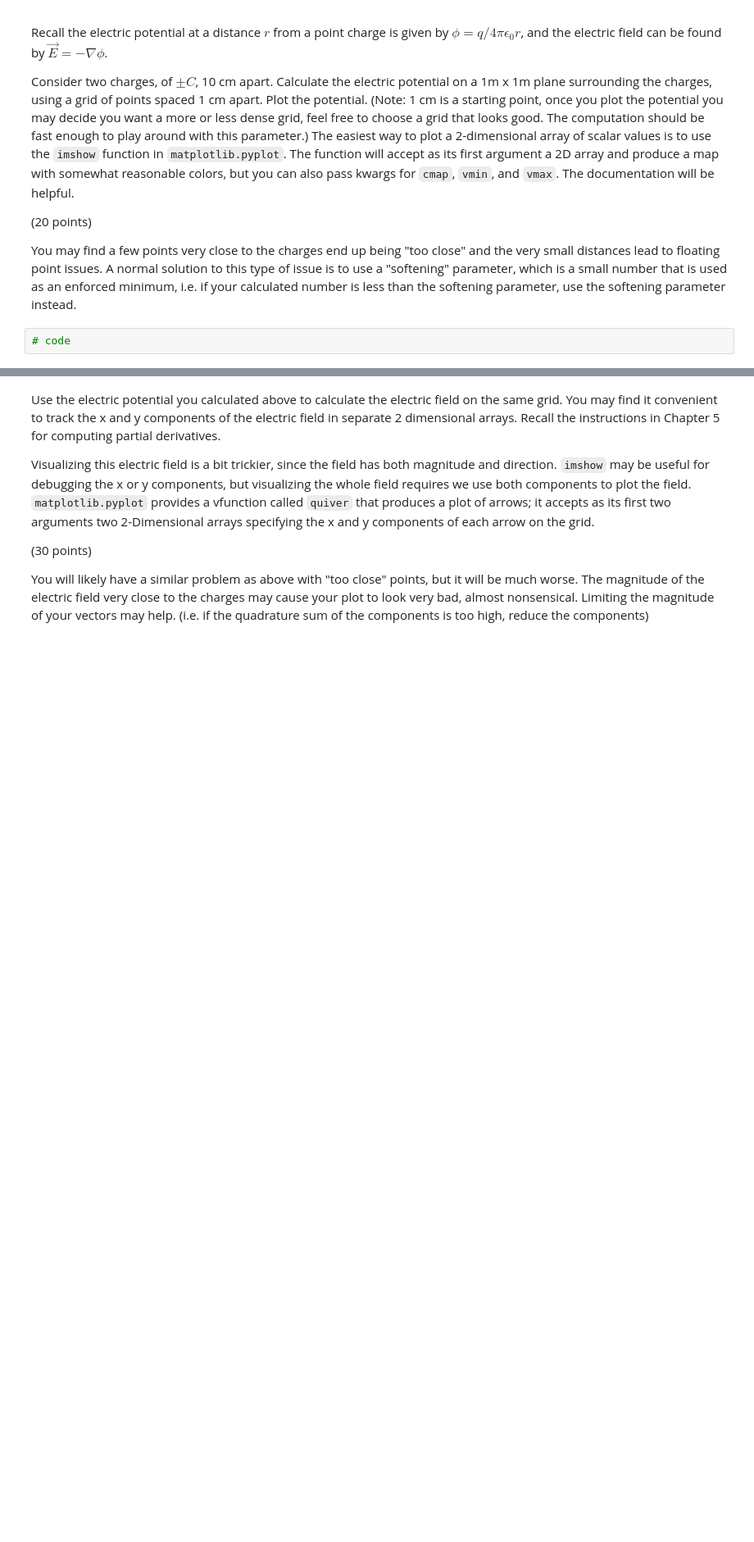
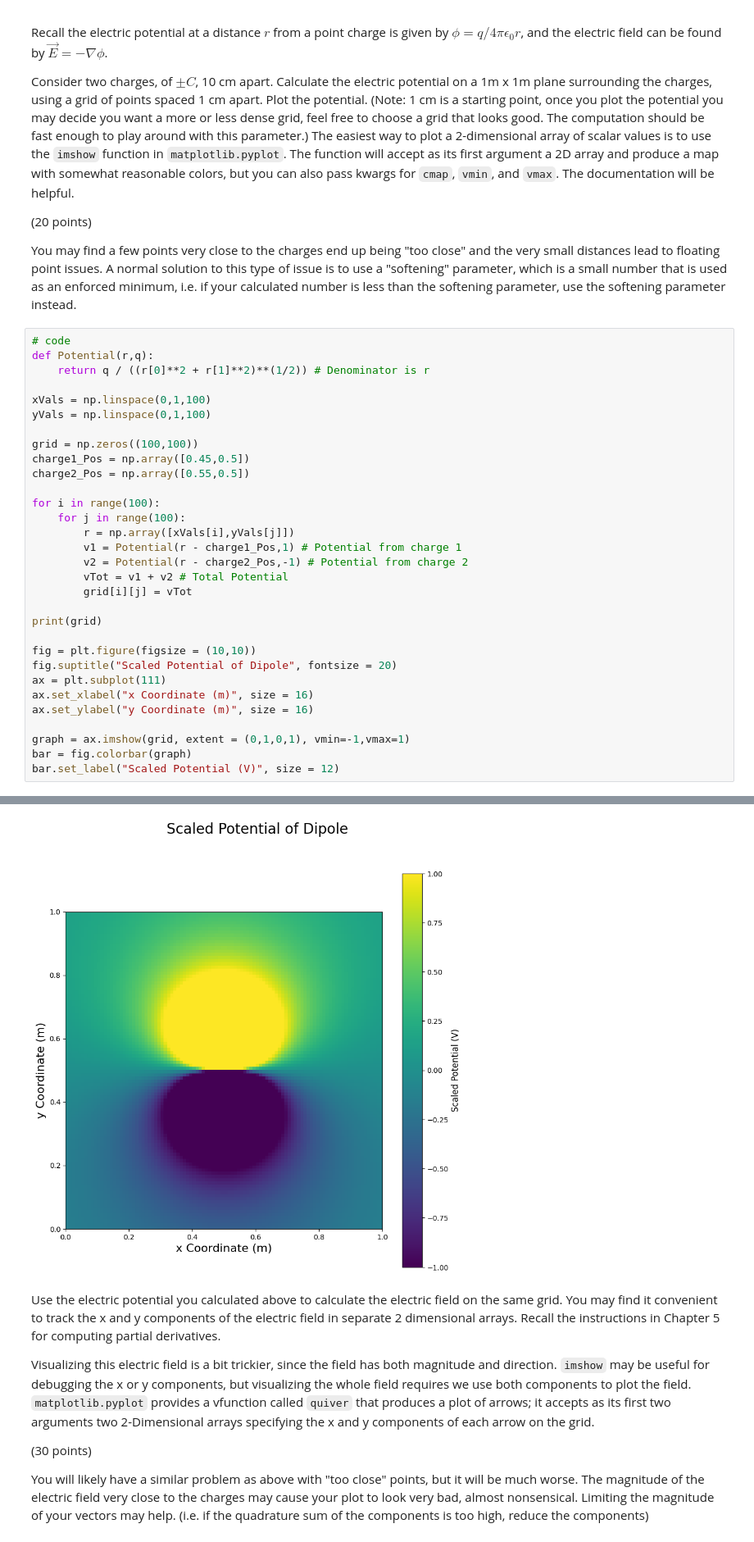
Before and after one commit to GeoffHennessy/Hennessy-Phys50733, a Jupyter notebook: Homework_3/Hennessy_Homework3.ipynb, the cells around one changed output, grey strips where cells are left out. Shown at 82% size. Drawn from its saved outputs; the diff is of its cells as text; blank space fills up the shorter version.

```diff
--- a/Homework_3/Hennessy_Homework3.ipynb
+++ b/Homework_3/Hennessy_Homework3.ipynb
@@ -25,3 +53,33 @@ Consider two charges, of $\pm C$, 10 cm apart. Calculate the electric potential
 You may find a few points very close to the charges end up being "too close" and the very small distances lead to floating point issues. A normal solution to this type of issue is to use a "softening" parameter, which is a small number that is used as an enforced minimum, i.e. if your calculated number is less than the softening parameter, use the softening parameter instead.
 # %%
 # code
+def Potential(r,q):
+    return q / ((r[0]**2 + r[1]**2)**(1/2)) # Denominator is r
+
+xVals = np.linspace(0,1,100)
+yVals = np.linspace(0,1,100)
+
+grid = np.zeros((100,100))
+charge1_Pos = np.array([0.45,0.5])
+charge2_Pos = np.array([0.55,0.5])
+
+for i in range(100):
+    for j in range(100):
+        r = np.array([xVals[i],yVals[j]])
+        v1 = Potential(r - charge1_Pos,1) # Potential from charge 1
+        v2 = Potential(r - charge2_Pos,-1) # Potential from charge 2
+        vTot = v1 + v2 # Total Potential
+        grid[i][j] = vTot
+
+print(grid)
+
+fig = plt.figure(figsize = (10,10))
+fig.suptitle("Scaled Potential of Dipole", fontsize = 20)
+ax = plt.subplot(111)
+ax.set_xlabel("x Coordinate (m)", size = 16)
+ax.set_ylabel("y Coordinate (m)", size = 16)
+
+graph = ax.imshow(grid, extent = (0,1,0,1), vmin=-1,vmax=1)
+bar = fig.colorbar(graph)
+bar.set_label("Scaled Potential (V)", size = 12)
+# %% [output]
@@ -28,3 +99,4 @@ You may find a few points very close to the charges end up being "too close" and
+[figure, added]
 # %% [markdown]
 Use the electric potential you calculated above to calculate the electric field on the same grid. You may find it convenient to track the x and y components of the electric field in separate 2 dimensional arrays. Recall the instructions in Chapter 5 for computing partial derivatives.
 
```
Also changed, not shown: parts of 3 cells of this notebook, 1 other file.
